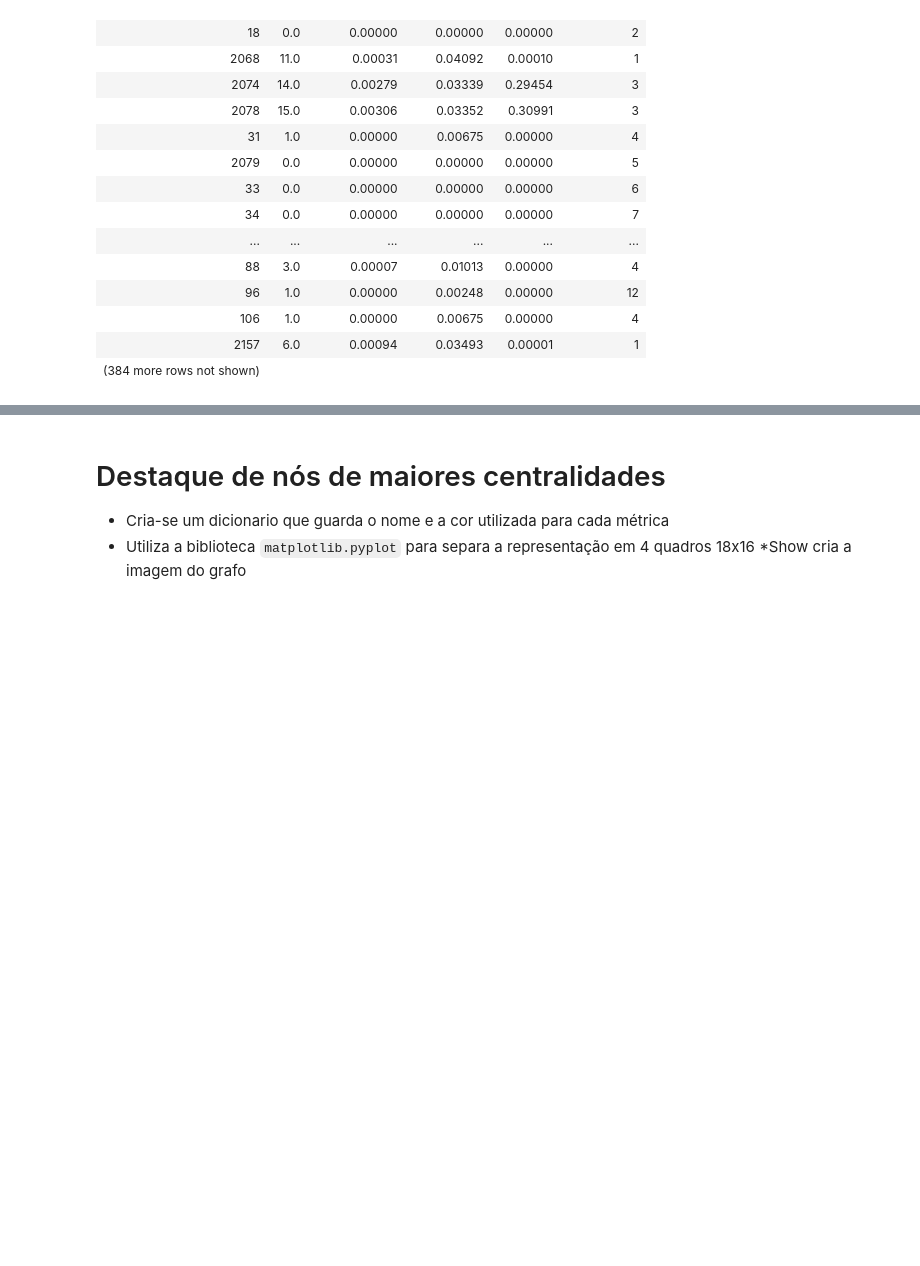
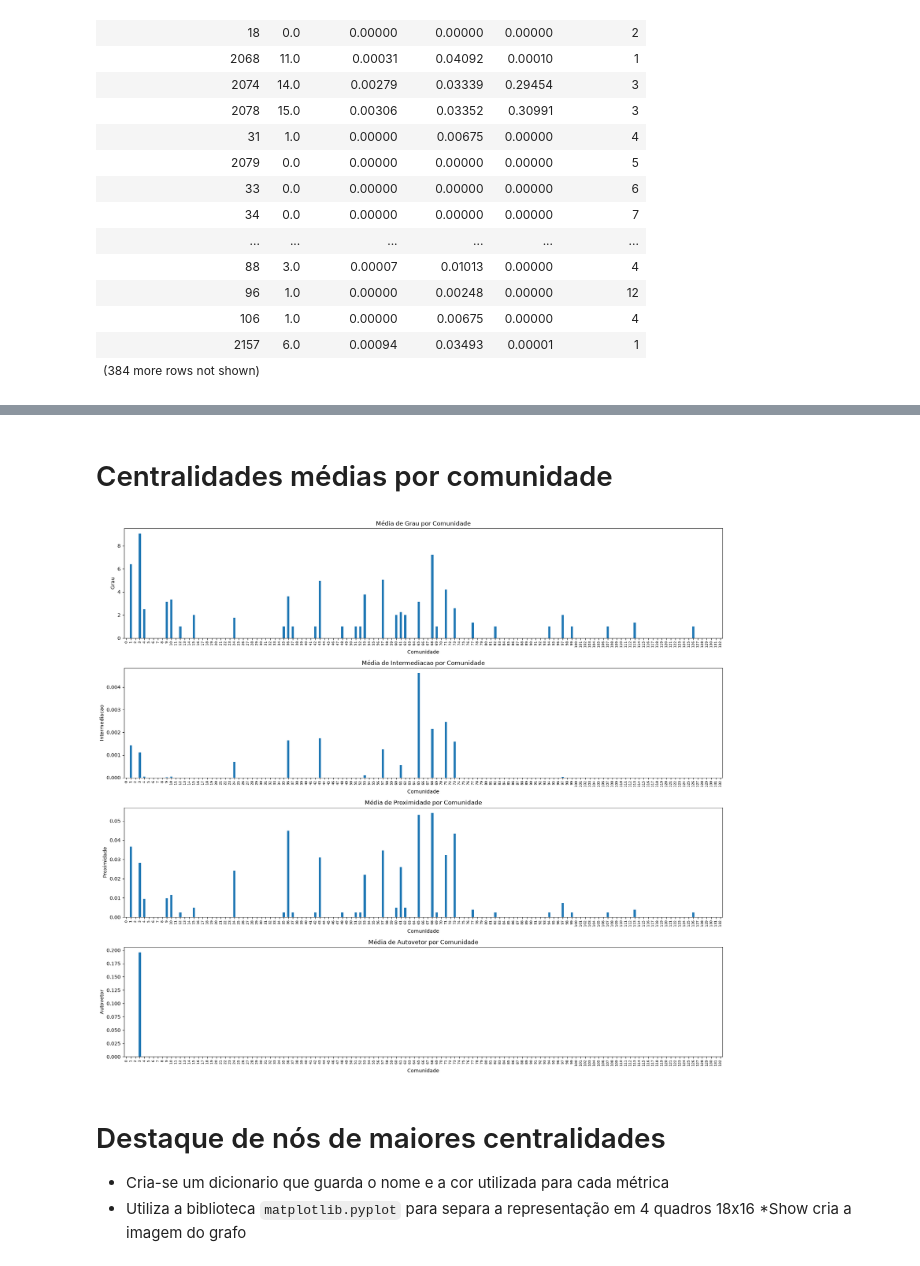
Before and after one commit to arthurvserodio/Analise-de-Grafos---TAG-26.2, a Jupyter notebook: src/FacebookGraph.ipynb, the cells around one changed output, grey strips where cells are left out. Drawn from its saved outputs; the diff is of its cells as text; code cells hidden in the pictures; blank space fills up the shorter version.

```diff
--- a/src/FacebookGraph.ipynb
+++ b/src/FacebookGraph.ipynb
@@ -179,3 +225,33 @@ show(tabela.round(5),
+# %% [markdown]
+# Centralidades médias por comunidade
+# %%
+# 3. Average centralities per community
+
+medias = tabela.groupby("comunidade")[
+    ["grau", "intermediacao", "proximidade", "autovetor"]
+].mean()
+
+fig, axes = plt.subplots(4, 1, figsize=(18, 16))
+
+metricas = ["grau", "intermediacao", "proximidade", "autovetor"]
+
+for ax, metrica in zip(axes, metricas):
+    medias[metrica].plot(
+        kind="bar",
+        ax=ax
+    )
+
+    ax.set_title(f"Média de {metrica.capitalize()} por Comunidade")
+    ax.set_xlabel("Comunidade")
+    ax.set_ylabel(metrica.capitalize())
+
+    # Como existem muitas comunidades
+    ax.tick_params(axis="x", rotation=90, labelsize=7)
+
+plt.tight_layout()
+plt.show()
+# %% [output]
+[figure, added]
 # %% [markdown]
 # Destaque de nós de maiores centralidades
 * Cria-se um dicionario que guarda o nome e a cor utilizada para cada métrica
```
Also changed, not shown: parts of 7 cells of this notebook.
